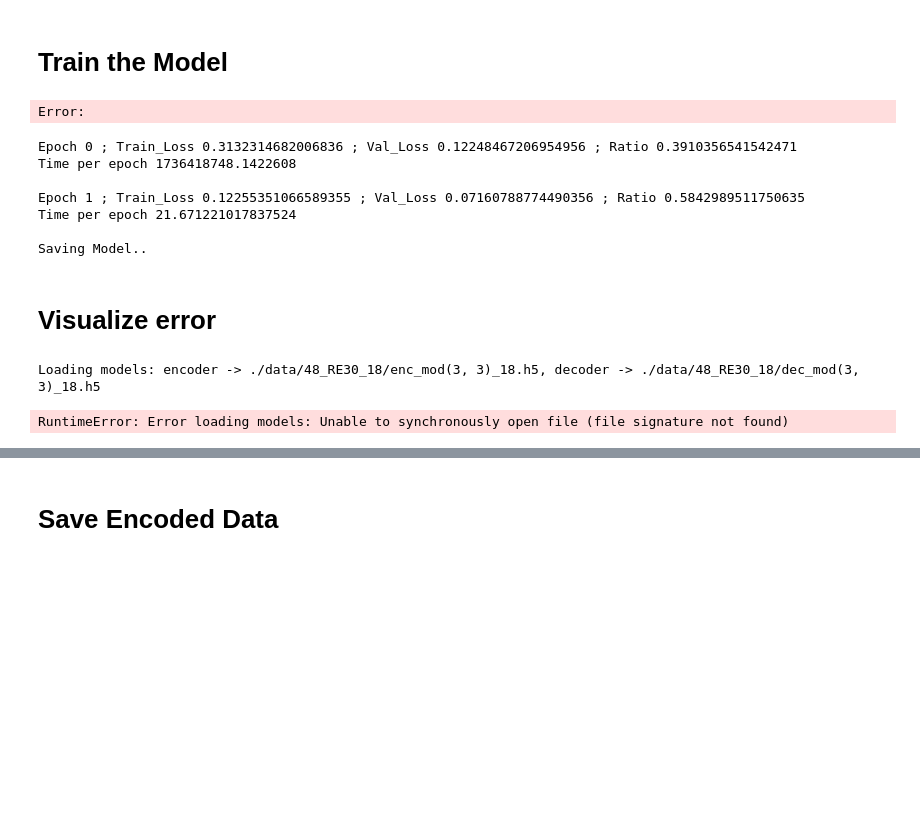
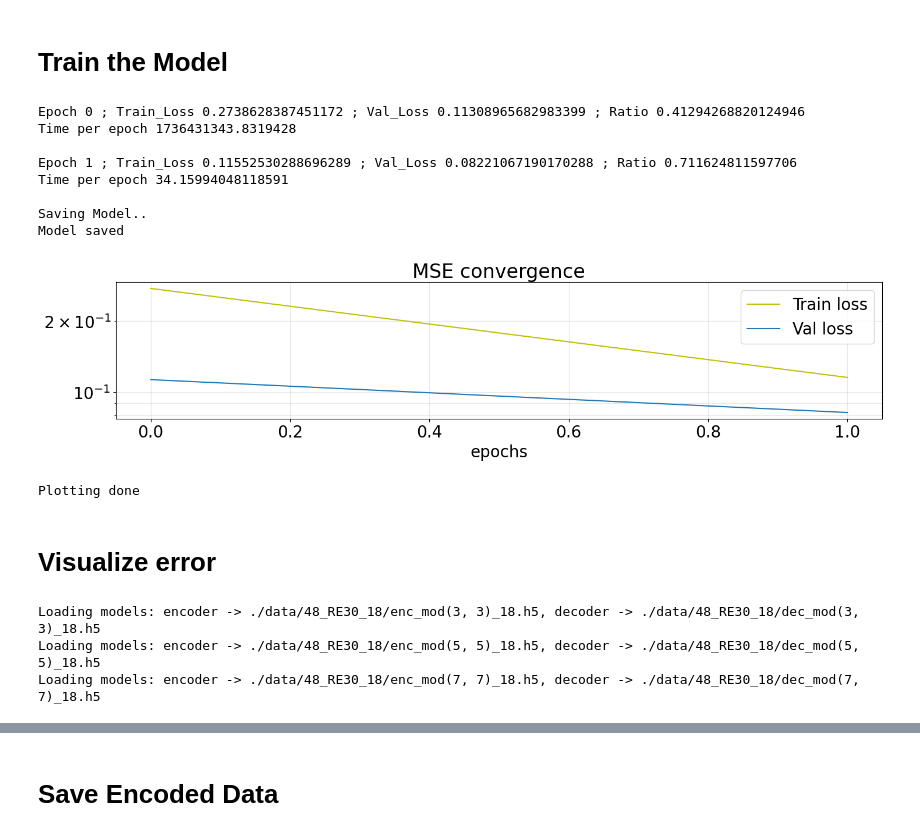
Before and after one commit to huciupaul/Capstone-AI-Group-2, a Jupyter notebook: autoencoder_tutorial.ipynb, the cells around one changed output, grey strips where cells are left out. Drawn from its saved outputs; the diff is of its cells as text; code cells hidden in the pictures; blank space fills up the shorter version.

```diff
--- a/autoencoder_tutorial.ipynb
+++ b/autoencoder_tutorial.ipynb
@@ -73,6 +50,22 @@ Shape of the velocity field: (3000, 48, 48, 2)
 # %%
+downsample = 1 # Skip every n-th sample to get varying data. Otherwise the data is to similar and large. Set to 1 to use all data.
+Re = 30
+data_len = 3000
+transient = 200 # Number of transient steps to ignore from our data
+Nx = 48
+Nu = 2
+
+# Ensure the HDF5 file is open before accessing the data
+fln = 'Generated_data.h5'
+hf  = h5py.File(fln,'r')
+U = np.array(hf.get('velocity_field')[transient:transient+data_len:downsample], dtype=np.float32)
+hf.close()
+
+# Check the length of the velocity field
+print("Shape of the velocity field:", U.shape)
+print(f"So, the velocity field has {data_len/downsample} samples, each sample has 48x48 grid points and each grid point has 2 components (ux,uy)")
+
+# Define the number of grid points in x and y directions
 N_x     = U.shape[1]
-print("Number of grid points in x direction:", N_x)
 N_y     = U.shape[2]
-print("Number of grid points in y direction:", N_y)
 # %% [output]
@@ -358,10 +349,6 @@ _________________________________________________________________
 # %% [markdown]
 # Train the Model
 # %%
-'''
-TODO: change path
-TODO: change get_weights to save_parameters
-'''
 n_epochs = 2
 rng = np.random.default_rng() #random generator for later shufflinh
 
@@ -390,13 +377,7 @@ N_check       = 1                        # each N_check epochs we check converge
 patience      = 200                      # if the val_loss has not gone down in the last patience epochs, early stop
 last_save     = patience
 t             = 1                        # initial (not important value) to monitor the time of the training
-# %% [output]
-Error:
 # %%
-"""
-TODO
-"""
-
 n_batches   = min(n_batches, len(U_train))  # Ensure n_batches does not exceed the size of U_train
 for epoch in range(n_epochs):
 
@@ -471,31 +452,37 @@ for i in range(N_parallel):
     dec_mods[i].save_weights(path + '/dec_mod'+str(ker_size[i])+'_'+str(N_latent)+'_weights.h5')
 
 print('Model saved')
-#plot convergence of training and validation loss (to visualise convergence during training)
-plt.title('MSE convergence')
-plt.yscale('log')
-plt.grid(True, axis="both", which='both', ls="-", alpha=0.3)
-plt.plot(tloss_plot[np.nonzero(tloss_plot)], 'y', label='Train loss')
-plt.plot(np.arange(np.nonzero(vloss_plot)[0].shape[0])*N_check, vloss_plot[np.nonzero(vloss_plot)], label='Val loss')
-plt.xlabel('epochs')
-plt.legend()
-plt.tight_layout()
-plt.show()
 # %% [output]
-Epoch 0 ; Train_Loss 0.3132314682006836 ; Val_Loss 0.12248467206954956 ; Ratio 0.3910356541542471
-Time per epoch 1736418748.1422608
+Epoch 0 ; Train_Loss 0.2738628387451172 ; Val_Loss 0.11308965682983399 ; Ratio 0.41294268820124946
+Time per epoch 1736431343.8319428
 
-Epoch 1 ; Train_Loss 0.12255351066589355 ; Val_Loss 0.07160788774490356 ; Ratio 0.5842989511750635
-Time per epoch 21.671221017837524
+Epoch 1 ; Train_Loss 0.11552530288696289 ; Val_Loss 0.08221067190170288 ; Ratio 0.711624811597706
+Time per epoch 34.15994048118591
 
 Saving Model..
+Model saved
+# %%
+#plot convergence of training and validation loss (to visualise convergence during training)
+# Disable LaTeX rendering
+mpl.rcParams["text.usetex"] = False
+
+plt.title('MSE convergence')
+plt.yscale('log')
+plt.grid(True, axis="both", which='both', ls="-", alpha=0.3)
+plt.plot(tloss_plot[np.nonzero(tloss_plot)], 'y', label='Train loss')
+plt.plot(np.arange(np.nonzero(vloss_plot)[0].shape[0])*N_check, vloss_plot[np.nonzero(vloss_plot)], label='Val loss')
+plt.xlabel('epochs')
+plt.legend()
+plt.tight_layout()
+plt.show()
+
+print("Plotting done")
+# %% [output]
+[figure, added]
+Plotting done
 # %% [markdown]
 # Visualize error
 # %%
-'''
-TODO: change path
-'''
-
 #load model for the test set
 path = './data/48_RE30_'+str(N_latent)
 os.makedirs(path, exist_ok=True)
@@ -518,4 +505,5 @@ for i in range(N_parallel):
         raise FileNotFoundError(f"Model files not found: {enc_path}, {dec_path}")
 # %% [output]
 Loading models: encoder -> ./data/48_RE30_18/enc_mod(3, 3)_18.h5, decoder -> ./data/48_RE30_18/dec_mod(3, 3)_18.h5
+Loading models: encoder -> ./data/48_RE30_18/enc_mod(5, 5)_18.h5, decoder -> ./data/48_RE30_18/dec_mod(5, 5)_18.h5
+Loading models: encoder -> ./data/48_RE30_18/enc_mod(7, 7)_18.h5, decoder -> ./data/48_RE30_18/dec_mod(7, 7)_18.h5
-RuntimeError: Error loading models: Unable to synchronously open file (file signature not found)
```
Also changed, not shown: parts of 20 cells of this notebook.
